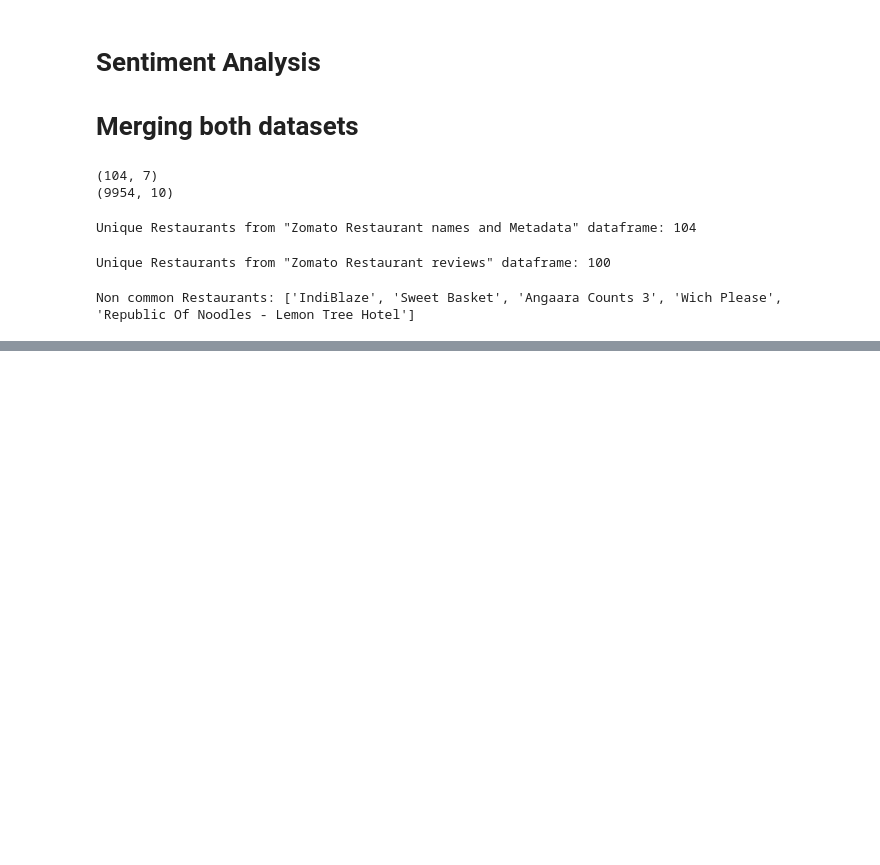
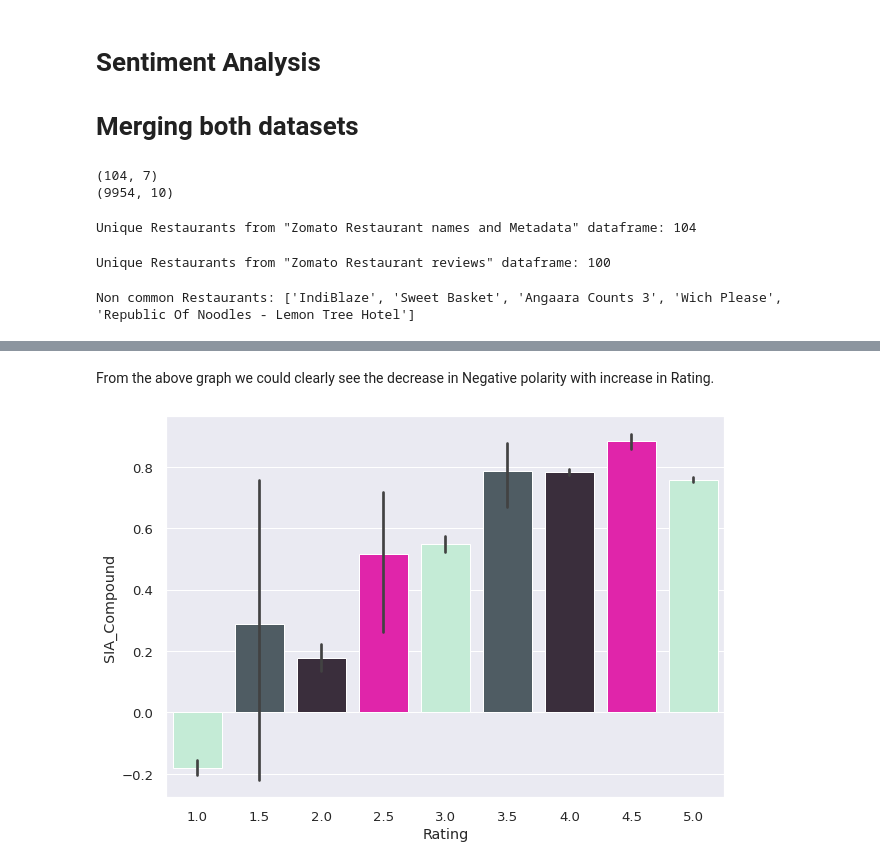
Before and after one commit to jayV1999/ZOMATO-RESTAURANT-CLUSTERING-AND-SENTIMENT-ANALYSIS, a Jupyter notebook: ZOMATO_RESTAURANT_CLUSTERING_AND_SENTIMENT_ANALYSIS_Jayanth_V.ipynb, the cells around one changed output, grey strips where cells are left out. Cells and saved outputs as stored; diff of their text form; code cells hidden in the pictures; blank space fills up the shorter version.

```diff
--- a/ZOMATO_RESTAURANT_CLUSTERING_AND_SENTIMENT_ANALYSIS_Jayanth_V.ipynb
+++ b/ZOMATO_RESTAURANT_CLUSTERING_AND_SENTIMENT_ANALYSIS_Jayanth_V.ipynb
@@ -1101,0 +1209,7 @@ for not_com_rest_names in lst:
+# %% [markdown]
+From the above graph we could clearly see the decrease in Negative polarity with increase in Rating.
+# %%
+# Compound Polarity
+barplotpolarity('Rating','SIA_Compound',['#BDF2D5','#4B5D67','#3C2C3E','#FF06B7'])
+# %% [output]
+[figure, added]
```
Also changed, not shown: parts of 58 cells of this notebook.
